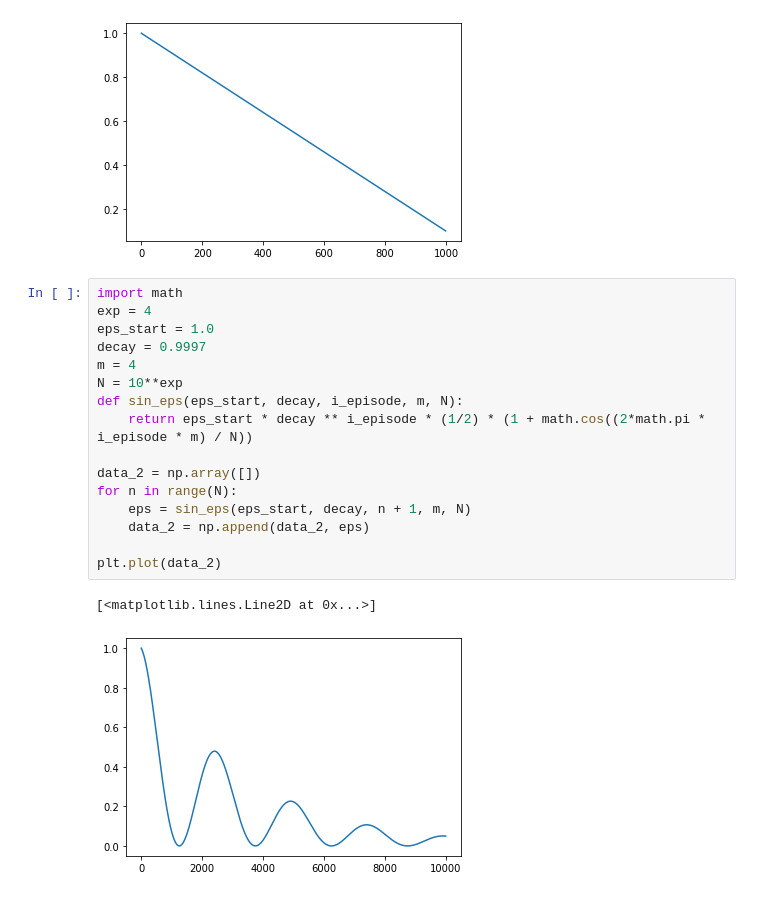
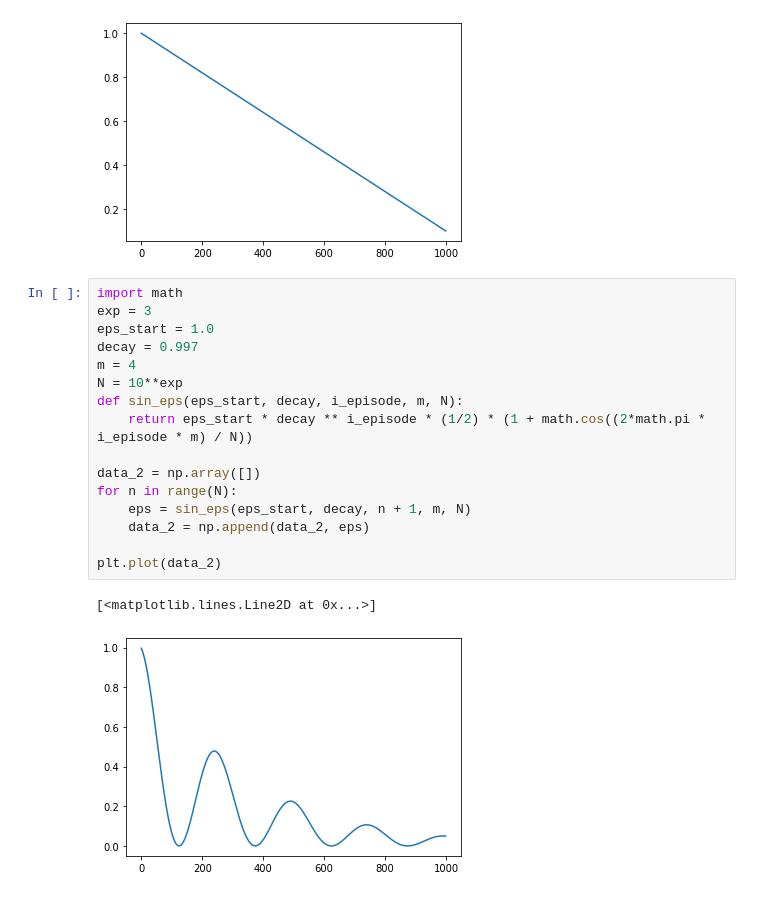
Before and after one commit to jonasbarth/mario-rl-client, a Jupyter notebook: ddqn_2/train.ipynb, the cells around one changed output. Cells and saved outputs as stored; diff of their text form.

```diff
--- a/ddqn_2/train.ipynb
+++ b/ddqn_2/train.ipynb
@@ -98,20 +107,20 @@ plt.plot(data)
 [figure]
 # %%
 import math
-exp = 4
+exp = 3
 eps_start = 1.0
-decay = 0.9997
+decay = 0.997
 m = 4
 N = 10**exp
 def sin_eps(eps_start, decay, i_episode, m, N):
     return eps_start * decay ** i_episode * (1/2) * (1 + math.cos((2*math.pi * i_episode * m) / N))
 
 data_2 = np.array([])
 for n in range(N):
     eps = sin_eps(eps_start, decay, n + 1, m, N)
     data_2 = np.append(data_2, eps)
 
 plt.plot(data_2)
 # %% [output]
 [<matplotlib.lines.Line2D at 0x...>]
-[figure, old version]
+[figure, new version]
```
Also changed, not shown: parts of 5 cells of this notebook, 57 other files.
